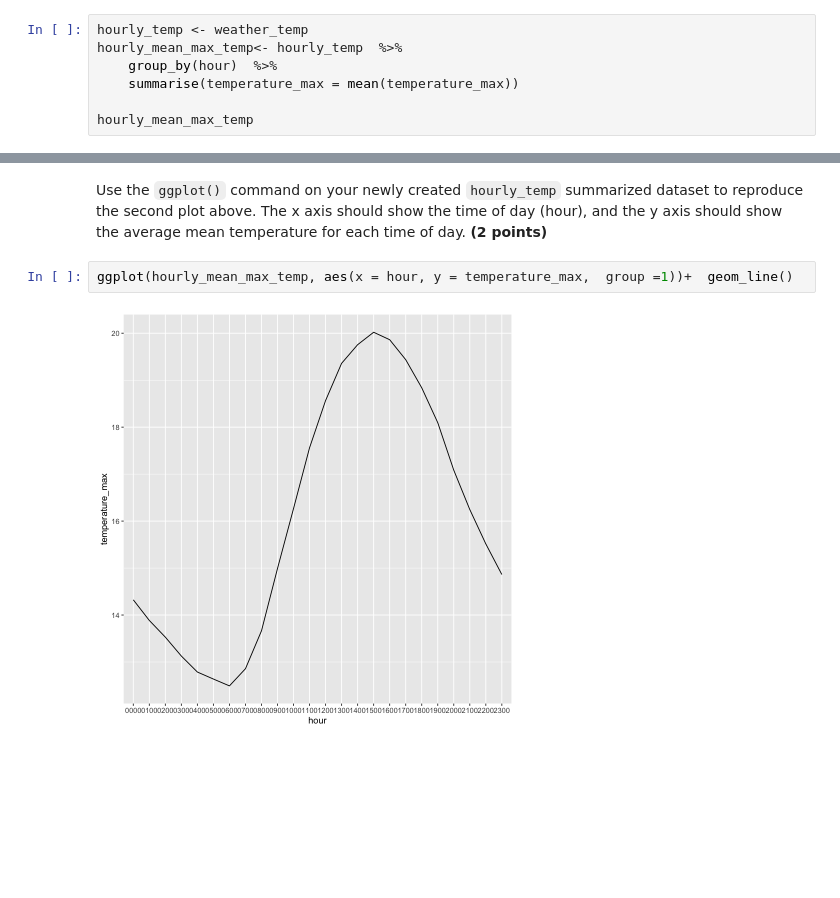
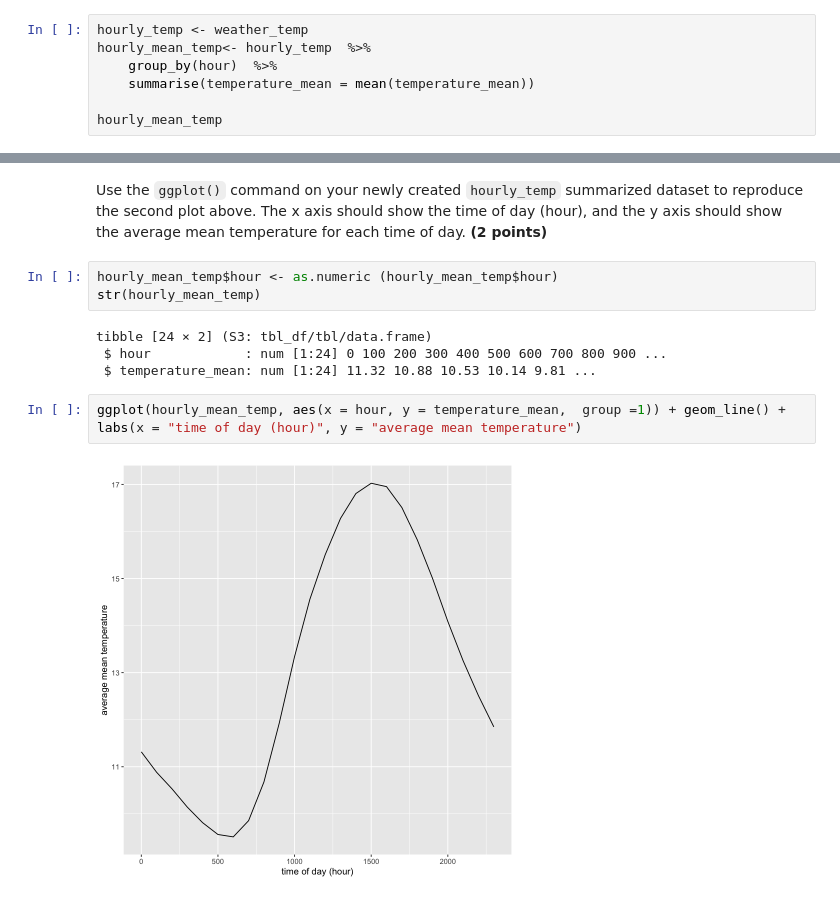
Before and after one commit to cbalde-uzh/baldenweg_DSP_S21, a Jupyter notebook: Homework2.ipynb, the cells around one changed output, grey strips where cells are left out. Cells and saved outputs as stored; diff of their text form; blank space fills up the shorter version.

```diff
--- a/Homework2.ipynb
+++ b/Homework2.ipynb
@@ -409,10 +388,10 @@ ggplot(monthly_mean_max_temp, aes(x = month, y =temperature_max, group =1))+  ge
 Create a new dataset `hourly_temp` using the `group_by()` and `summarise()` commands. The new dataset should contain the average mean temperature for each hour. It should have 24 rows and two variables - `hour` and `mean_temperature`. **(2 points)**
 # %%
 hourly_temp <- weather_temp
-hourly_mean_max_temp<- hourly_temp  %>%
+hourly_mean_temp<- hourly_temp  %>%
     group_by(hour)  %>%
-    summarise(temperature_max = mean(temperature_max))
+    summarise(temperature_mean = mean(temperature_mean))
 
-hourly_mean_max_temp
+hourly_mean_temp
 # %% [output]
 A tibble: 24 × 2
@@ -437,6 +416,13 @@ A tibble: 24 × 2
 # %% [markdown]
 Use the `ggplot()` command on your newly created `hourly_temp` summarized dataset to reproduce the second plot above. The x axis should show the time of day (hour), and the y axis should show the average mean temperature for each time of day. **(2 points)**
+# %%
+hourly_mean_temp$hour <- as.numeric (hourly_mean_temp$hour)
+str(hourly_mean_temp)
+# %% [output]
+tibble [24 × 2] (S3: tbl_df/tbl/data.frame)
+ $ hour            : num [1:24] 0 100 200 300 400 500 600 700 800 900 ...
+ $ temperature_mean: num [1:24] 11.32 10.88 10.53 10.14 9.81 ...
 # %%
-ggplot(hourly_mean_max_temp, aes(x = hour, y = temperature_max,  group =1))+  geom_line()
+ggplot(hourly_mean_temp, aes(x = hour, y = temperature_mean,  group =1)) + geom_line() + labs(x = "time of day (hour)", y = "average mean temperature")
 # %% [output]
-[figure, old version]
+[figure, new version]
```
Also changed, not shown: parts of 4 cells of this notebook.
